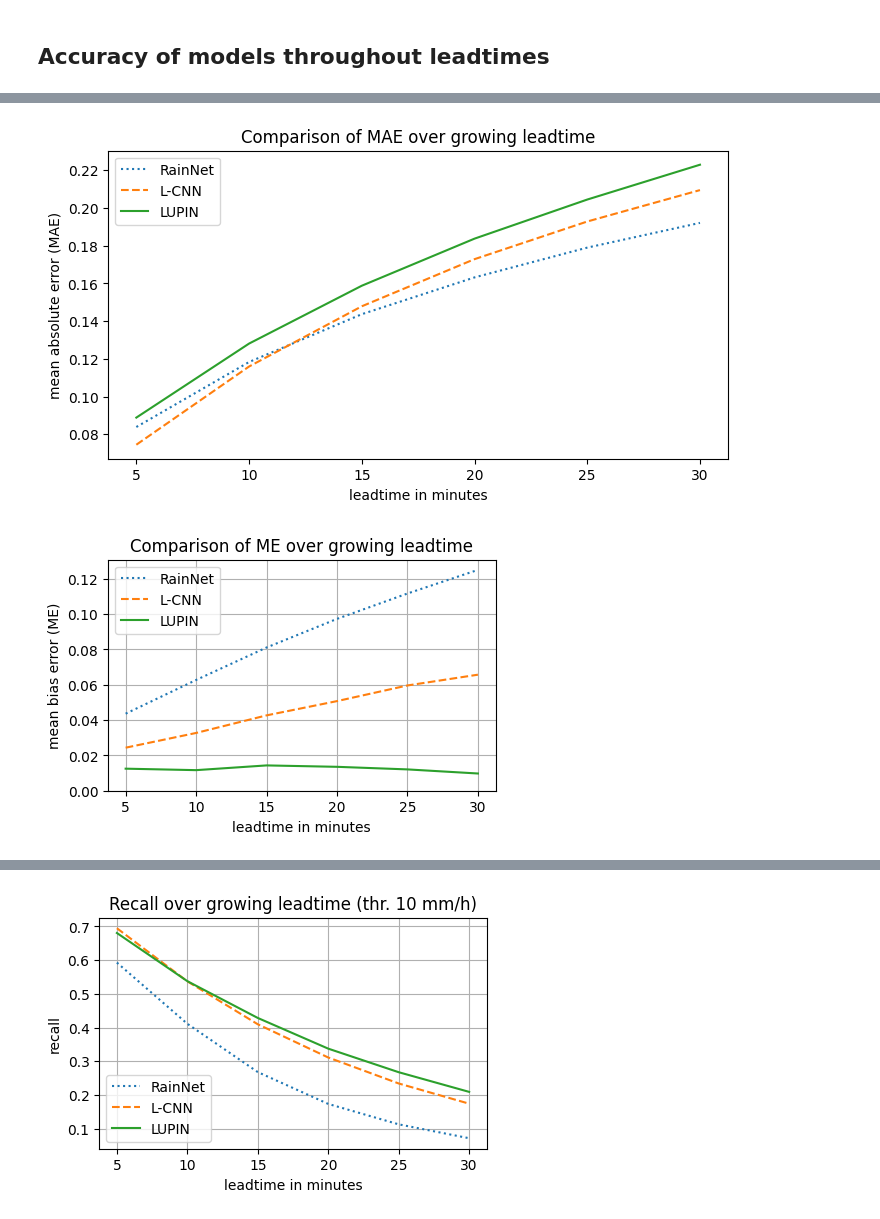
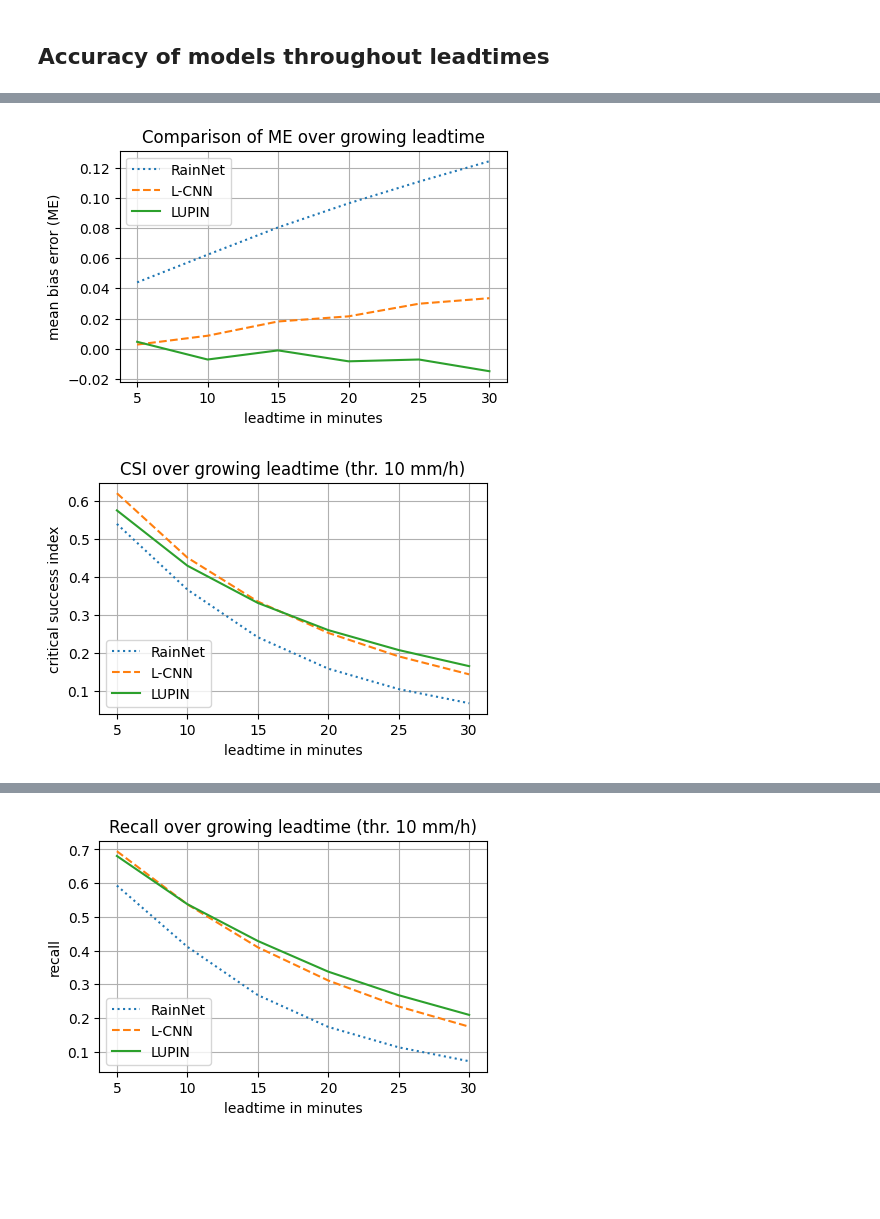
Before and after one commit to kinit-sk/softec-lagrangian-nowcasting, a Jupyter notebook: evaluation copy.ipynb, the cells around one changed output, grey strips where cells are left out. Cells and saved outputs as stored; diff of their text form; code cells hidden in the pictures; blank space fills up the shorter version.

```diff
--- a/evaluation copy.ipynb
+++ b/evaluation copy.ipynb
@@ -143,3 +86,27 @@ MSE_lupin = np.mean(tot_MSE_lupin, axis=0)
+# %%
+MAE = {}
+ME = {}
+MSE = {}
+
+idx = 0
+MAE['L-CNN'] = np.mean(tot_MAE[idx], axis=0)
+ME['L-CNN'] = np.mean(tot_ME[idx], axis=0)
+MSE['L-CNN'] = np.mean(tot_MSE[idx], axis=0)
+
+idx = 1
+MAE['RainNet'] = np.mean(tot_MAE[idx], axis=0)
+ME['RainNet'] = np.mean(tot_ME[idx], axis=0)
+MSE['RainNet'] = np.mean(tot_MSE[idx], axis=0)
+
+idx = 2
+MAE['LUPIN'] = np.mean(tot_MAE[idx], axis=0)
+ME['LUPIN'] = np.mean(tot_ME[idx], axis=0)
+MSE['LUPIN'] = np.mean(tot_MSE[idx], axis=0)
+
+idx = 3
+MAE['EuclidP'] = np.mean(tot_MAE[idx], axis=0)
+ME['EuclidP'] = np.mean(tot_ME[idx], axis=0)
+MSE['EuclidP'] = np.mean(tot_MSE[idx], axis=0)
 # %%
 # MSE plot
 %matplotlib inline
@@ -183,18 +152,22 @@ plt.savefig("mse.pdf", bbox_inches='tight')
 # %%
-# MAE plot
+# ME plot
 %matplotlib inline
 x = [5,10,15,20,25,30]
 
-plt.figure(figsize=(8,4))
+plt.figure(figsize=(5,3))
 
-plt.plot(x, MAE_nn, ':', label='RainNet')
-plt.plot(x, MAE_lc, '--', label='L-CNN')
-plt.plot(x, MAE_lupin, label='LUPIN')
+plt.plot(x, ME['RainNet'], ':', label='RainNet')
+plt.plot(x, ME['L-CNN'], '--', label='L-CNN')
+plt.plot(x, ME['LUPIN'], label='LUPIN')
+
+ax = plt.gca()
+
+plt.grid()
 
 plt.xlabel("leadtime in minutes")
-plt.ylabel("mean absolute error (MAE)")
-plt.title('Comparison of MAE over growing leadtime')
+plt.ylabel("mean bias error (ME)")
+plt.title('Comparison of ME over growing leadtime')
 plt.legend(loc="upper left")
-plt.show()
+plt.savefig("me.pdf", bbox_inches='tight')
 # %% [output]
-[figure, old version]
+[figure, new version]
@@ -205,19 +295,18 @@ x = [5,10,15,20,25,30]
 
 plt.figure(figsize=(5,3))
 
-plt.plot(x, ME_nn, ':', label='RainNet')
-plt.plot(x, ME_lc, '--', label='L-CNN')
-plt.plot(x, ME_lupin, label='LUPIN')
+plt.plot(x, csi_dict['RainNet'], ':', label='RainNet')
+plt.plot(x, csi_dict['L-CNN'], '--', label='L-CNN')
+plt.plot(x, csi_dict['LUPIN'], label='LUPIN')
 
 ax = plt.gca()
-ax.set_ylim(0)
 
 plt.grid()
 
 plt.xlabel("leadtime in minutes")
-plt.ylabel("mean bias error (ME)")
-plt.title('Comparison of ME over growing leadtime')
-plt.legend(loc="upper left")
-plt.savefig("me.pdf", bbox_inches='tight')
+plt.ylabel("critical success index")
+plt.title('CSI over growing leadtime (thr. 10 mm/h)')
+plt.legend(loc="lower left")
+plt.savefig("csi.pdf", bbox_inches='tight')
 # %% [output]
-[figure, old version]
+[figure, new version]
```
Also changed, not shown: parts of 25 cells of this notebook, 22 other files.
